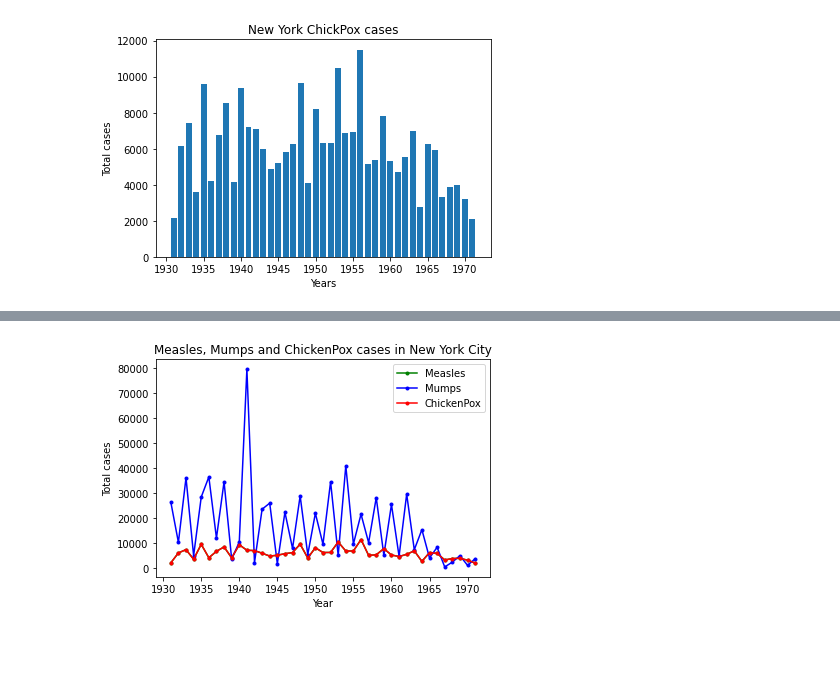
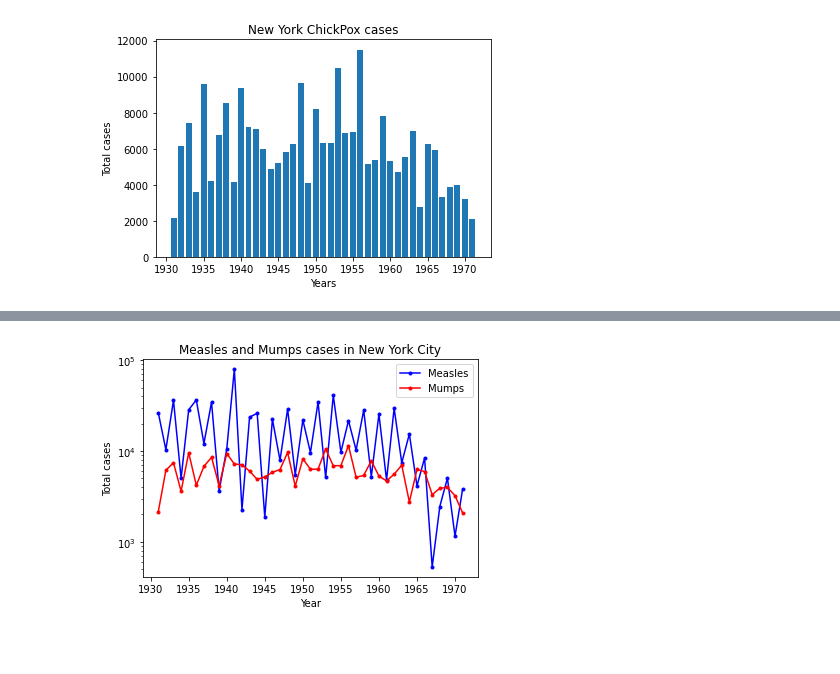
Before and after one commit to michaelchapa/dataVisualization_NewYork_AirborneDiseases, a Jupyter notebook: dataVisualization_NewYork_InfectiousDiseases.ipynb, the cells around one changed output, grey strips where cells are left out. Cells and saved outputs as stored; diff of their text form; code cells hidden in the pictures.

```diff
--- a/dataVisualization_NewYork_InfectiousDiseases.ipynb
+++ b/dataVisualization_NewYork_InfectiousDiseases.ipynb
@@ -65,25 +69,21 @@ plot_Line_Cases_Years(chickenpox, 'ChickPox')
 # %%
-def plot_Line_Log_Cases_Years(diseases, names):
-    years = diseases[0].index.values
-    measles = diseases[0].sum(axis = 1)
-    mumps = diseases[1].sum(axis = 1)
-    chickenpox = diseases[2].sum(axis = 1)
+def plot_Line_Log_Cases_Years(disease1, disease2, names):
+    years = disease1.index.values
+    disease1Totals = disease1.sum(axis = 1)
+    disease2Totals = disease2.sum(axis = 1)
 
     plt.figure()
-    plt.title(names[0] + ', ' + names[1] + ' and ' \
-              + names[2] + ' cases in New York City')
+    plt.title(names[0] + ' and ' + names[1] + ' cases in New York City')
     plt.xlabel('Year')
     plt.ylabel('Total cases')
-    # plt.yscale('log')
-    plt.plot(years, mumps, 'g.-')
-    plt.plot(years, measles, 'b.-')
-    plt.plot(years, chickenpox, 'r.-')
+    plt.yscale('log')
+    plt.plot(years, disease1Totals, 'b.-',
+             years, disease2Totals, 'r.-')
     plt.legend(names)
     plt.show()
 
-plot_Line_Log_Cases_Years([measles, mumps, chickenpox]
-                          , ['Measles', 'Mumps', 'ChickenPox'])
+plot_Line_Log_Cases_Years(measles, mumps, ['Measles', 'Mumps'])
 # %% [output]
-[figure, old version]
+[figure, new version]
 # %% [markdown]
 <h3>
```
Also changed, not shown: parts of 7 cells of this notebook.
